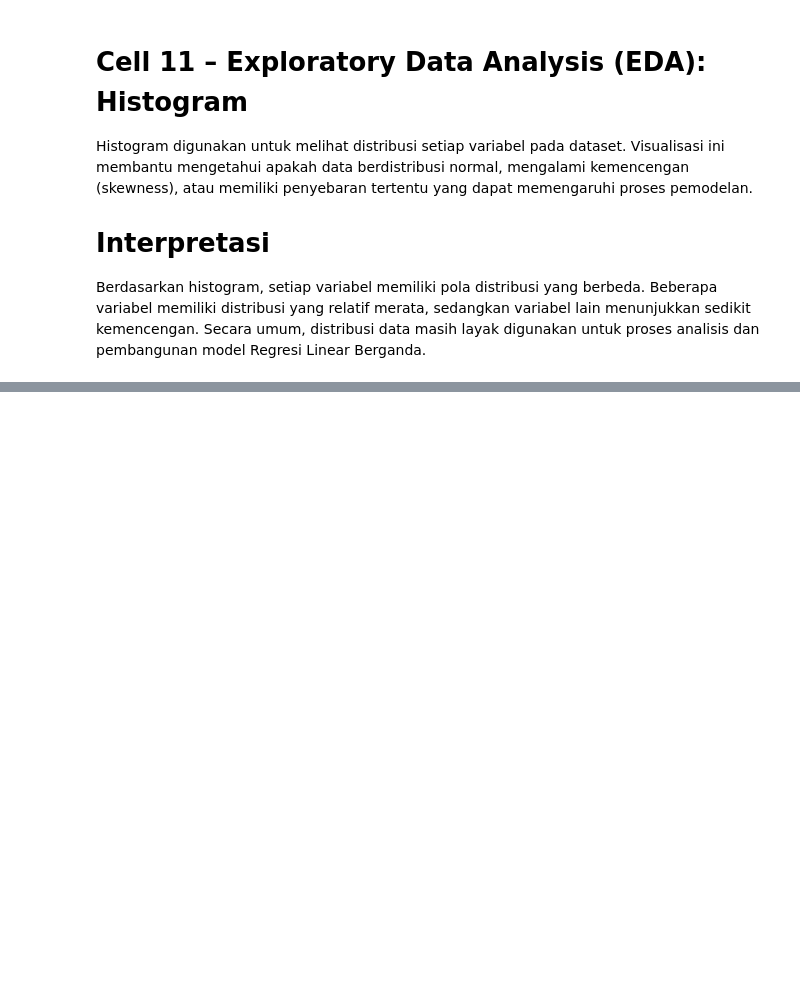
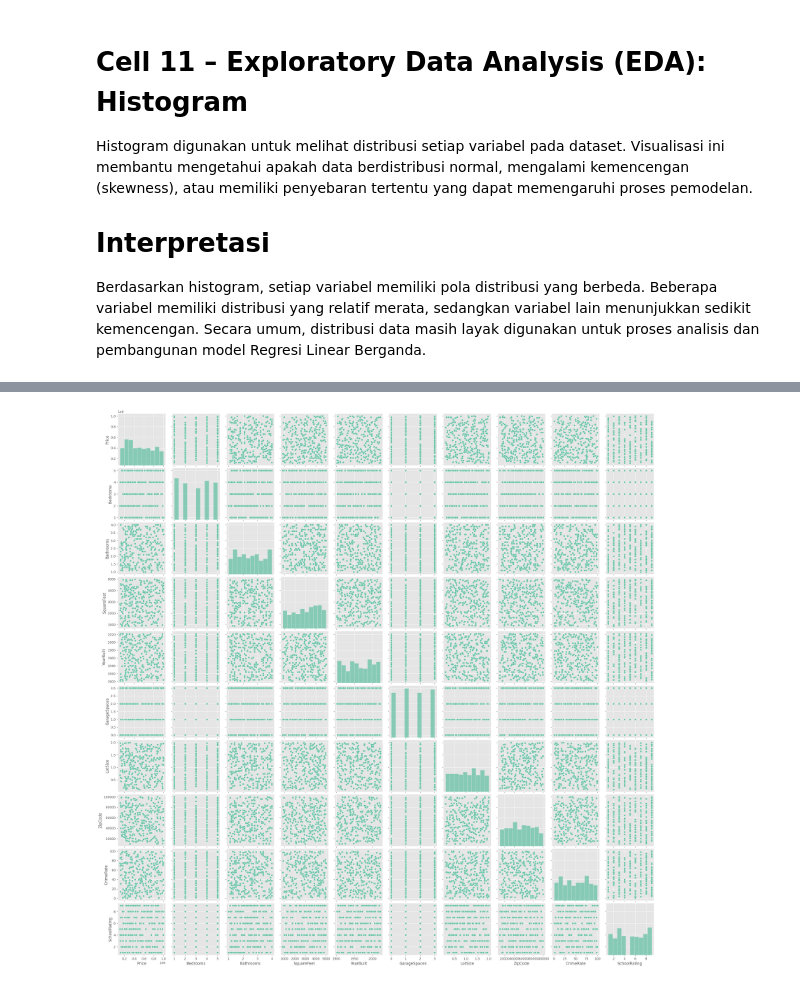
Before and after one commit to winpsb/uas_windy, a Jupyter notebook: tugas-uas-windy-duan.ipynb, the cells around one changed output, grey strips where cells are left out. Cells and saved outputs as stored; diff of their text form; code cells hidden in the pictures; blank space fills up the shorter version.

```diff
--- a/tugas-uas-windy-duan.ipynb
+++ b/tugas-uas-windy-duan.ipynb
@@ -467,0 +563,10 @@ plt.show()
+# %%
+# ============================================================
+# PAIRPLOT
+# ============================================================
+
+sns.pairplot(df)
+
+plt.show()
+# %% [output]
+[figure, added]
```
Also changed, not shown: parts of 14 cells of this notebook.
